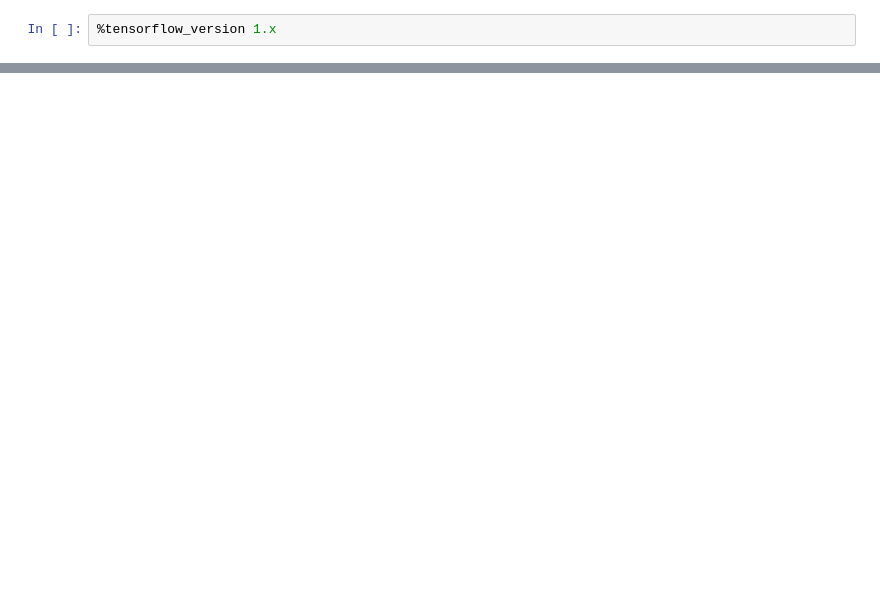
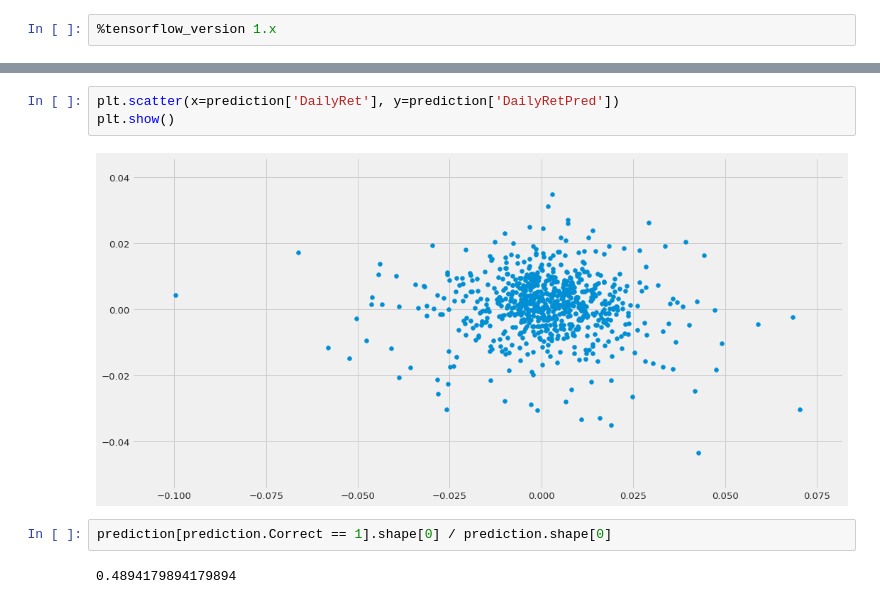
Before and after one commit to ajmal017/FinTech, a Jupyter notebook: PredictStockRNN.ipynb, the cells around one changed output, grey strips where cells are left out. Drawn from its saved outputs; the diff is of its cells as text; blank space fills up the shorter version.

```diff
--- a/PredictStockRNN.ipynb
+++ b/PredictStockRNN.ipynb
@@ -139,0 +122,9 @@ display(prediction)
+# %%
+plt.scatter(x=prediction['DailyRet'], y=prediction['DailyRetPred'])
+plt.show()
+# %% [output]
+[figure, added]
+# %%
+prediction[prediction.Correct == 1].shape[0] / prediction.shape[0]
+# %% [output]
+0.4894179894179894
```
Also changed, not shown: parts of 11 cells of this notebook.
